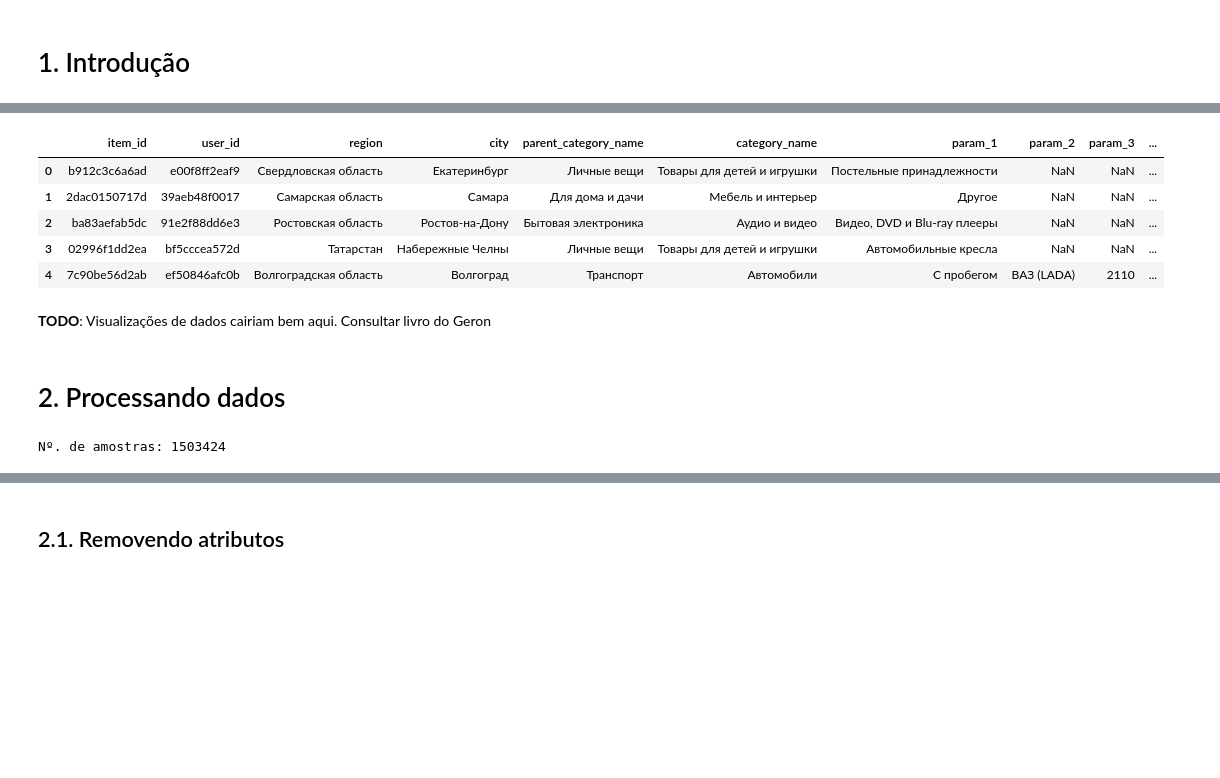
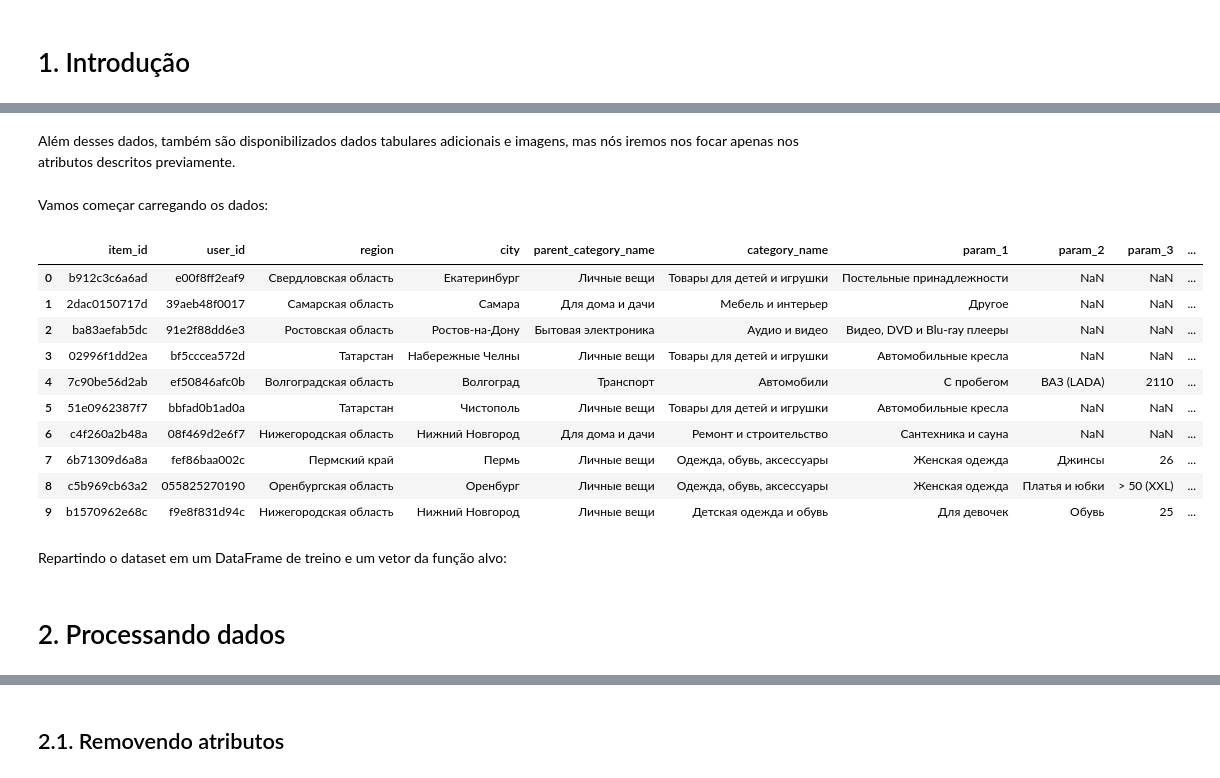
Before and after one commit to RafaelFK/avito_challenge, a Jupyter notebook: Avito Challenge Report.ipynb, the cells around one changed output, grey strips where cells are left out. Drawn from its saved outputs; the diff is of its cells as text; code cells hidden in the pictures; blank space fills up the shorter version.

```diff
--- a/Avito Challenge Report.ipynb
+++ b/Avito Challenge Report.ipynb
@@ -26 +66,5 @@ Carregando dados:
+# %% [markdown]
+Além desses dados, também são disponibilizados dados tabulares adicionais e imagens, mas nós iremos nos focar apenas nos atributos descritos previamente.
+# %% [markdown]
+Vamos começar carregando os dados:
 # %%
@@ -38,21 +84,22 @@ X_test = pd.read_csv(
     converters=converters
 )
 # %%
-df_train.head()
+df_train.head(10)
 # %% [output]
 |  | item_id | user_id | region | city | parent_category_name | category_name | param_1 | param_2 | param_3 | ... |
 | 0 | b912c3c6a6ad | e00f8ff2eaf9 | Свердловская область | Екатеринбург | Личные вещи | Товары для детей и игрушки | Постельные принадлежности | NaN | NaN | ... |
 | 1 | 2dac0150717d | 39aeb48f0017 | Самарская область | Самара | Для дома и дачи | Мебель и интерьер | Другое | NaN | NaN | ... |
 | 2 | ba83aefab5dc | 91e2f88dd6e3 | Ростовская область | Ростов-на-Дону | Бытовая электроника | Аудио и видео | Видео, DVD и Blu-ray плееры | NaN | NaN | ... |
 | 3 | 02996f1dd2ea | bf5cccea572d | Татарстан | Набережные Челны | Личные вещи | Товары для детей и игрушки | Автомобильные кресла | NaN | NaN | ... |
 | 4 | 7c90be56d2ab | ef50846afc0b | Волгоградская область | Волгоград | Транспорт | Автомобили | С пробегом | ВАЗ (LADA) | 2110 | ... |
+| 5 | 51e0962387f7 | bbfad0b1ad0a | Татарстан | Чистополь | Личные вещи | Товары для детей и игрушки | Автомобильные кресла | NaN | NaN | ... |
+| 6 | c4f260a2b48a | 08f469d2e6f7 | Нижегородская область | Нижний Новгород | Для дома и дачи | Ремонт и строительство | Сантехника и сауна | NaN | NaN | ... |
+| 7 | 6b71309d6a8a | fef86baa002c | Пермский край | Пермь | Личные вещи | Одежда, обувь, аксессуары | Женская одежда | Джинсы | 26 | ... |
+| 8 | c5b969cb63a2 | 055825270190 | Оренбургская область | Оренбург | Личные вещи | Одежда, обувь, аксессуары | Женская одежда | Платья и юбки | > 50 (XXL) | ... |
+| 9 | b1570962e68c | f9e8f831d94c | Нижегородская область | Нижний Новгород | Личные вещи | Детская одежда и обувь | Для девочек | Обувь | 25 | ... |
+# %% [markdown]
+Repartindo o dataset em um DataFrame de treino e um vetor da função alvo:
 # %%
 X_train, y_train = df_train[df_train.columns.difference(['deal_probability'])].copy(), df_train[['deal_probability']].copy()
-# %% [markdown]
-**TODO**: Visualizações de dados cairiam bem aqui. Consultar livro do Geron
 # %% [markdown]
 # 2. Processando dados
-# %%
-print('Nº. de amostras:', len(df_train.index))
-# %% [output]
-Nº. de amostras: 1503424
```
Also changed, not shown: parts of 35 cells of this notebook.
